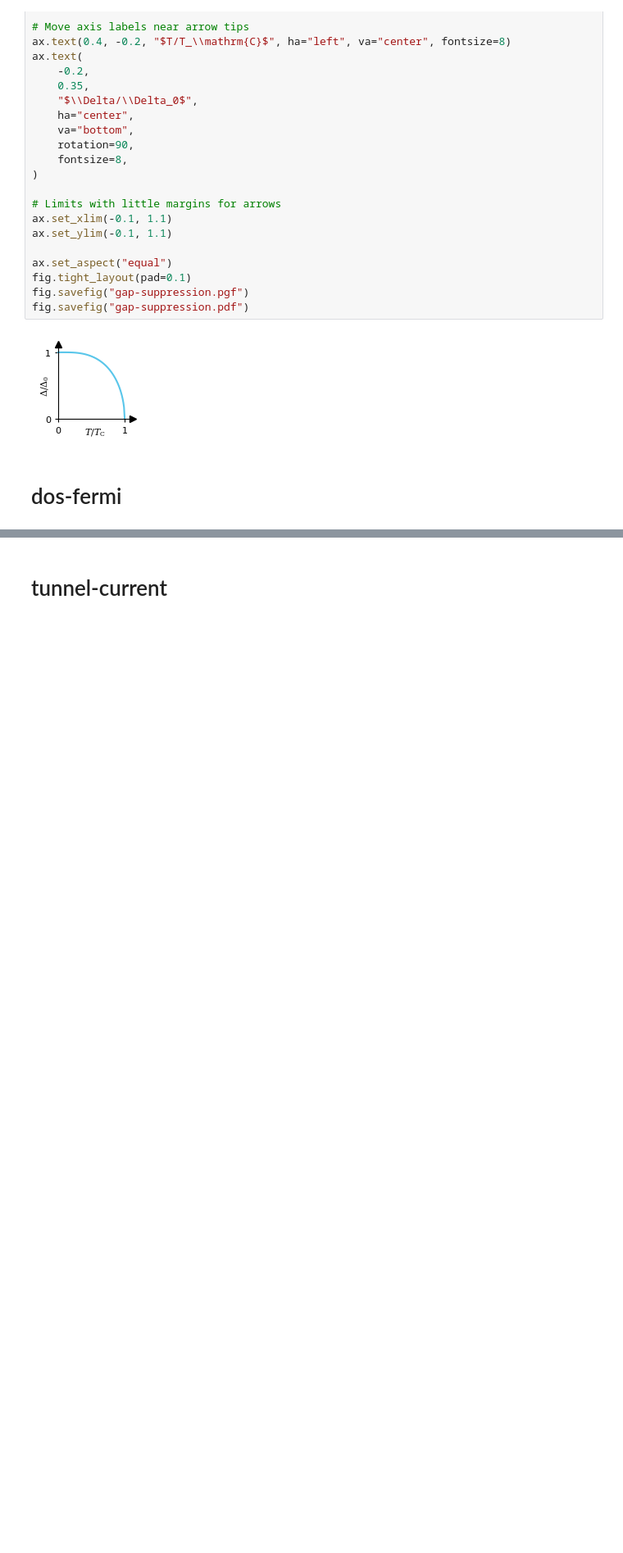
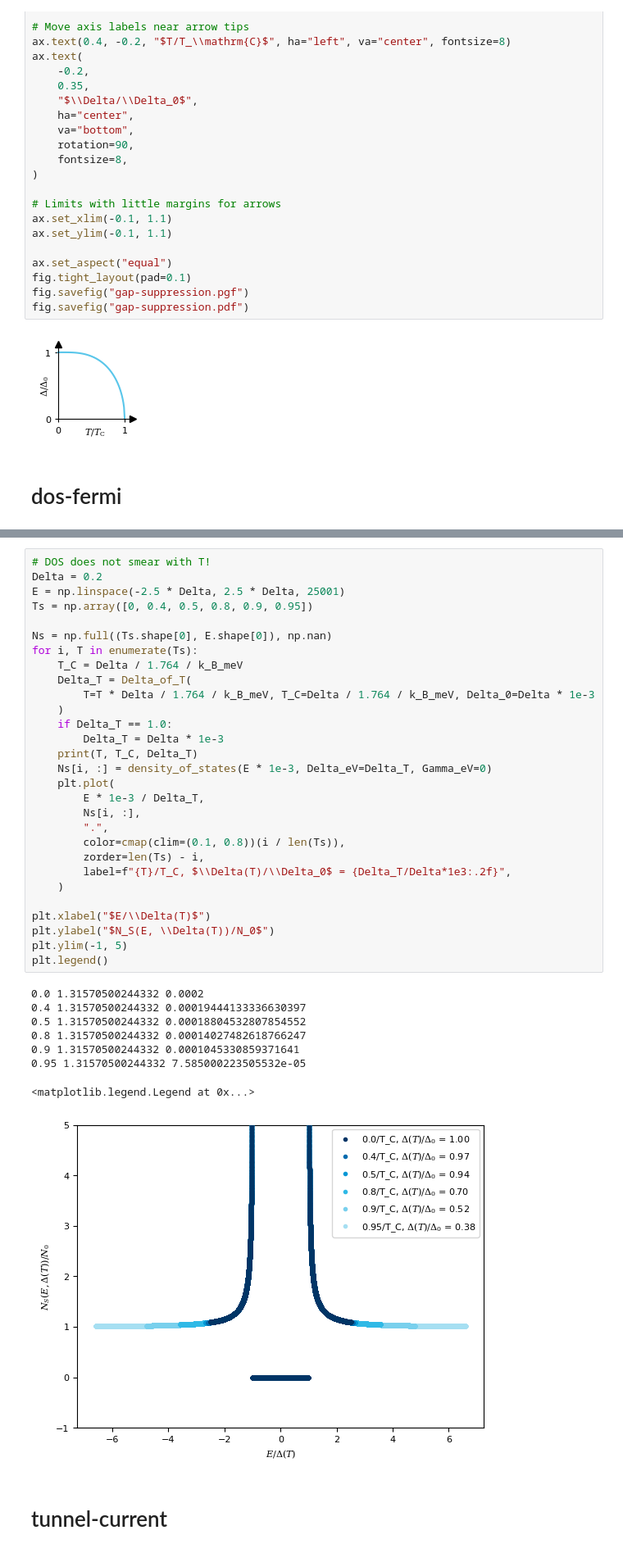
Before and after one commit to schmampf/dissertation, a Jupyter notebook: theory/micro/micro.ipynb, the cells around one changed output, grey strips where cells are left out. Shown at 82% size. Drawn from its saved outputs; the diff is of its cells as text; blank space fills up the shorter version.

```diff
--- a/theory/micro/micro.ipynb
+++ b/theory/micro/micro.ipynb
@@ -246,2 +251,40 @@ fig.savefig("dos-fermi.pdf")
+# %%
+# DOS does not smear with T!
+Delta = 0.2
+E = np.linspace(-2.5 * Delta, 2.5 * Delta, 25001)
+Ts = np.array([0, 0.4, 0.5, 0.8, 0.9, 0.95])
+
+Ns = np.full((Ts.shape[0], E.shape[0]), np.nan)
+for i, T in enumerate(Ts):
+    T_C = Delta / 1.764 / k_B_meV
+    Delta_T = Delta_of_T(
+        T=T * Delta / 1.764 / k_B_meV, T_C=Delta / 1.764 / k_B_meV, Delta_0=Delta * 1e-3
+    )
+    if Delta_T == 1.0:
+        Delta_T = Delta * 1e-3
+    print(T, T_C, Delta_T)
+    Ns[i, :] = density_of_states(E * 1e-3, Delta_eV=Delta_T, Gamma_eV=0)
+    plt.plot(
+        E * 1e-3 / Delta_T,
+        Ns[i, :],
+        ".",
+        color=cmap(clim=(0.1, 0.8))(i / len(Ts)),
+        zorder=len(Ts) - i,
+        label=f"{T}/T_C, $\\Delta(T)/\\Delta_0$ = {Delta_T/Delta*1e3:.2f}",
+    )
+
+plt.xlabel("$E/\\Delta(T)$")
+plt.ylabel("$N_S(E, \\Delta(T))/N_0$")
+plt.ylim(-1, 5)
+plt.legend()
+# %% [output]
+0.0 1.31570500244332 0.0002
+0.4 1.31570500244332 0.00019444133336630397
+0.5 1.31570500244332 0.00018804532807854552
+0.8 1.31570500244332 0.00014027482618766247
+0.9 1.31570500244332 0.0001045330859371641
+0.95 1.31570500244332 7.585000223505532e-05
+<matplotlib.legend.Legend at 0x...>
+[figure, added]
 # %% [markdown]
 # tunnel-current
```
Also changed, not shown: parts of 8 cells of this notebook, 11 other files.
